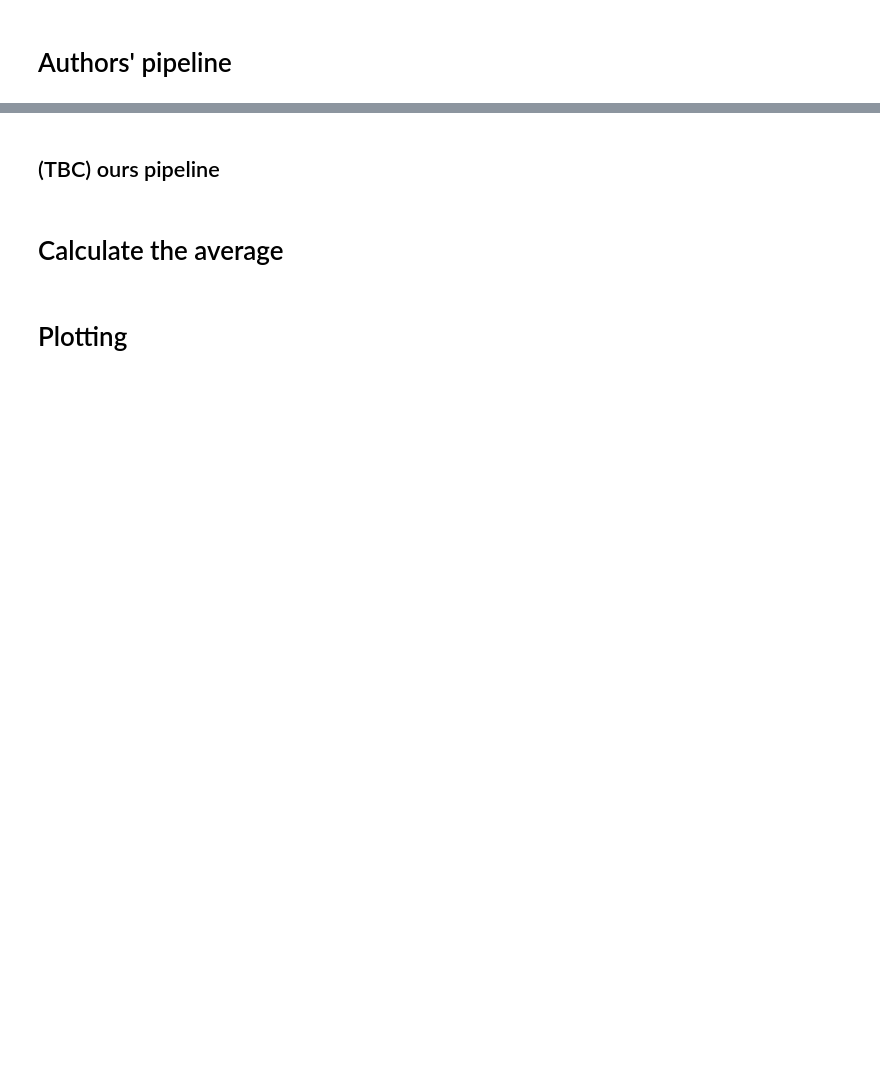
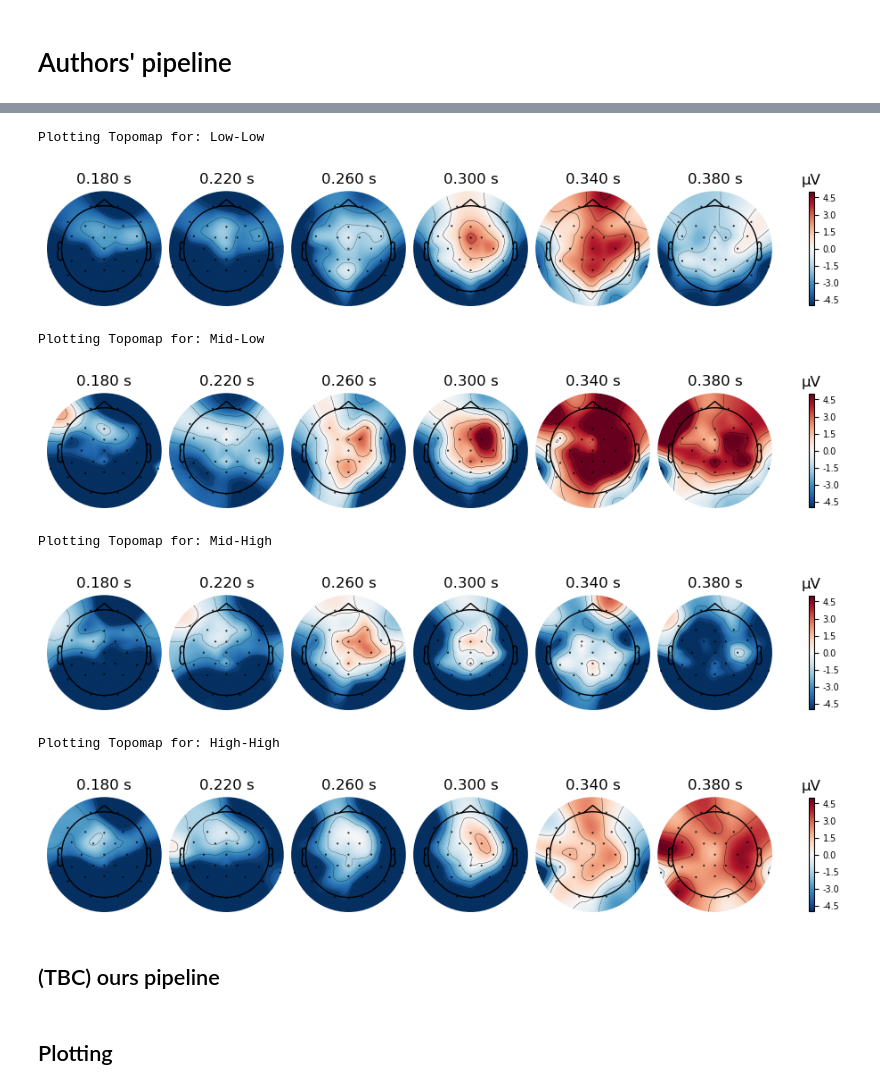
Before and after one commit to xuyg16/EEG_Reward-Processing_ERP, a Jupyter notebook: scripts/multi_subject_processing.ipynb, the cells around one changed output, grey strips where cells are left out. Saved outputs shown, nothing was run; the diff lists cells and outputs as text; code cells hidden in the pictures; blank space fills up the shorter version.

```diff
--- a/scripts/multi_subject_processing.ipynb
+++ b/scripts/multi_subject_processing.ipynb
@@ -118,3 +221,19 @@ for subject_id in SUBJECTS:
+# %%
+times = [0.18, 0.22, 0.26, 0.30, 0.34, 0.38] # Fewer time points to save space
+vlimit = (-5, 5)
+
+for condition, evoked in diff_evokeds.items():
+    print(f"Plotting Topomap for: {condition}")
+    evoked.plot_topomap(times=times, ch_type='eeg', colorbar=True, vlim=vlimit)
+# %% [output]
+Plotting Topomap for: Low-Low
+[figure, added]
+Plotting Topomap for: Mid-Low
+[figure, added]
+Plotting Topomap for: Mid-High
+[figure, added]
+Plotting Topomap for: High-High
+[figure, added]
 # %% [markdown]
 ## (TBC) ours pipeline
 # %%
@@ -182,5 +315,3 @@ for subject_id in ['27','28','29','31','34','35','36','37','38']:   # learners a
-# %% [markdown]
-# Calculate the average
 # %%
 # calculate the grand average across subjects
 grand_averages = {}
@@ -193,4 +324,4 @@ for condition in CONDITIONS_DICT.keys():
 # for condition, evoked in grand_averages.items():
 #     evoked.save(os.path.join(output_dir, f'grand_average_{condition.replace(" ", "_")}-ave.fif'))
 # %% [markdown]
-# Plotting
+## Plotting
```
Also changed, not shown: parts of 16 cells of this notebook.
